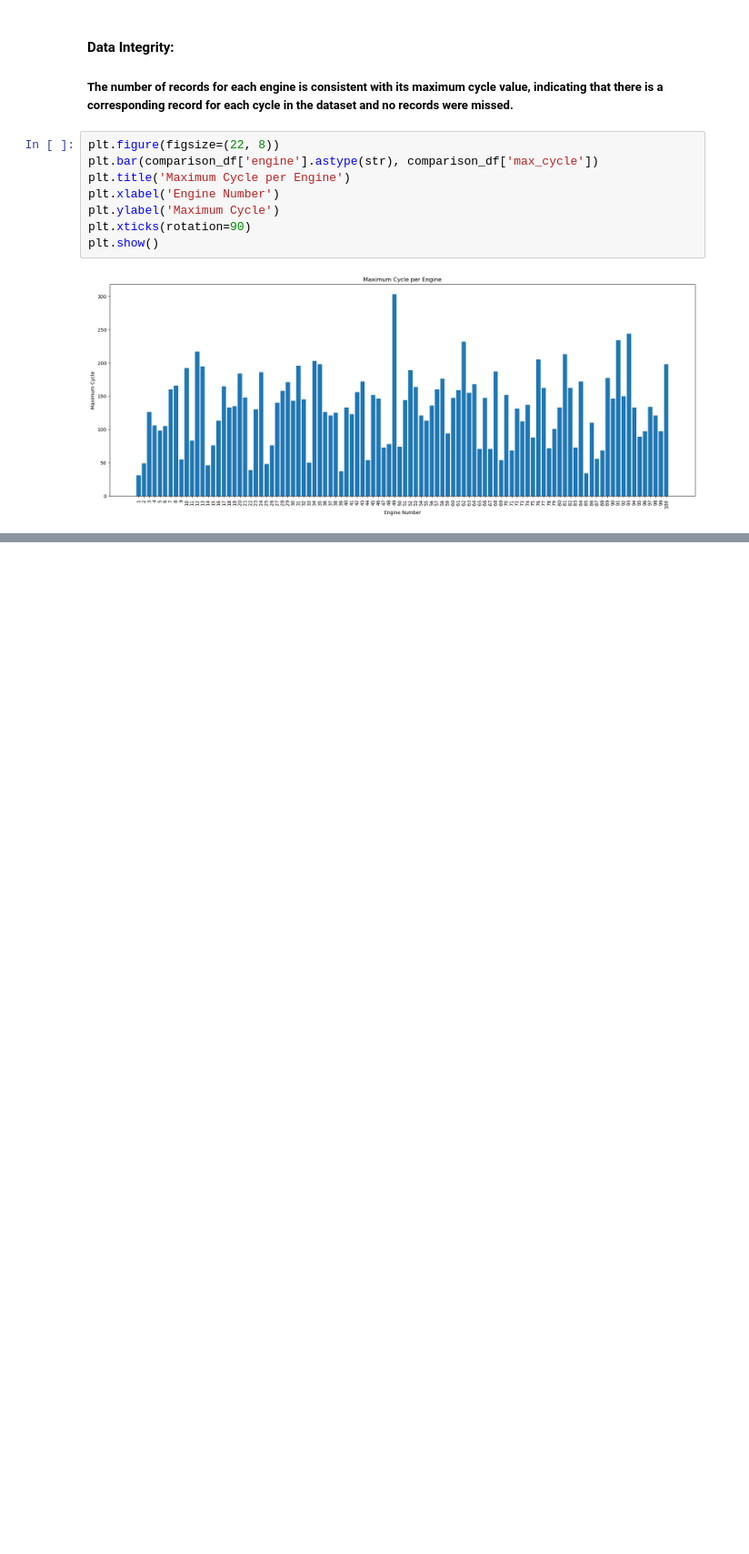
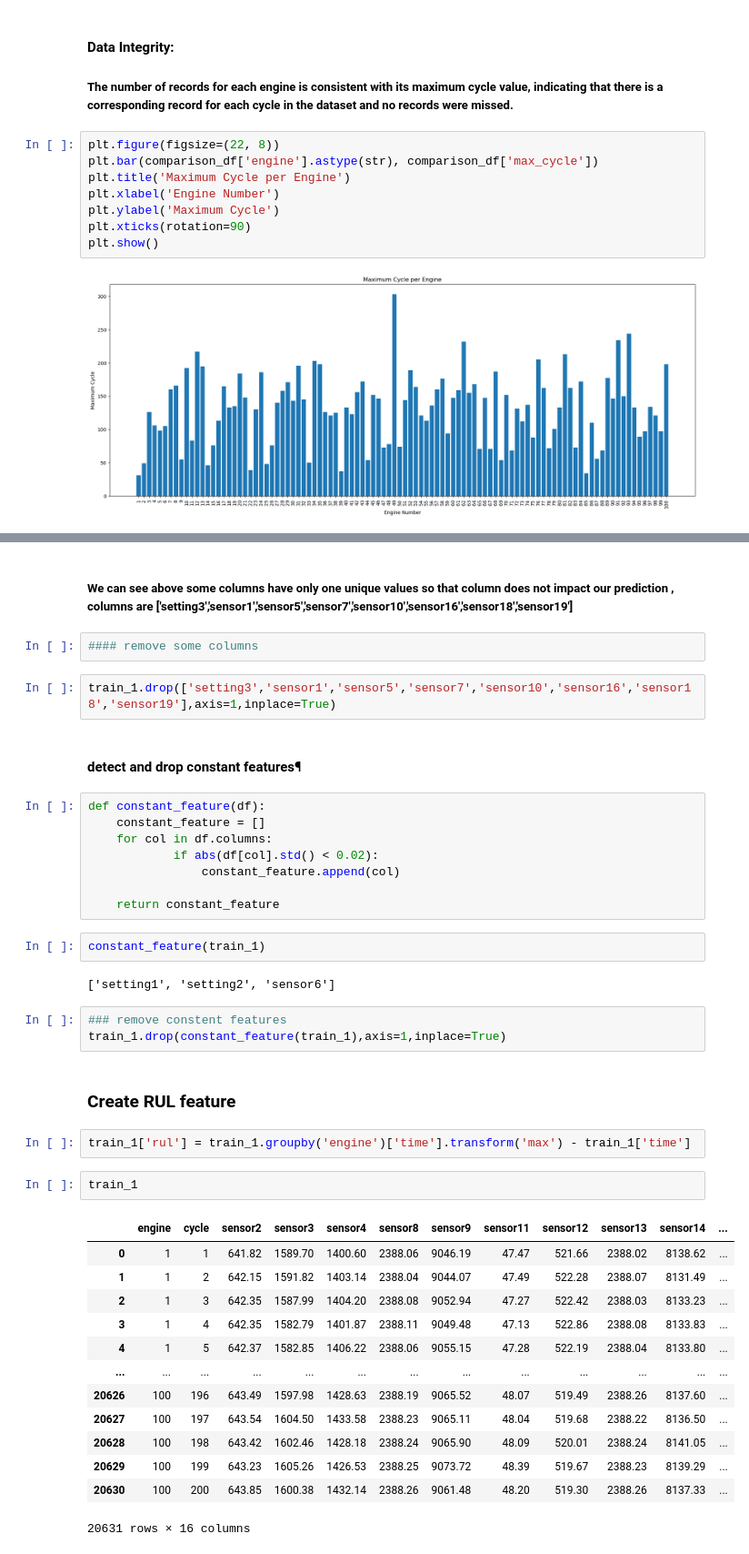
Before and after one commit to mhdnihas/NASA-Predictive-Engine-Maintenance, a Jupyter notebook: Predict_RUL.ipynb, the cells around one changed output, grey strips where cells are left out. Shown: that part at 91% size. Drawn from its saved outputs; the diff is of its cells as text; blank space fills up the shorter version.

```diff
--- a/Predict_RUL.ipynb
+++ b/Predict_RUL.ipynb
@@ -161,0 +184,43 @@ plt.show()
+# %% [markdown]
+##### We can see above some columns have only one unique values so that column does not impact our prediction , columns are ['setting3','sensor1','sensor5','sensor7','sensor10','sensor16','sensor18','sensor19']
+# %%
+#### remove some columns
+# %%
+train_1.drop(['setting3','sensor1','sensor5','sensor7','sensor10','sensor16','sensor18','sensor19'],axis=1,inplace=True)
+# %% [markdown]
+#### detect and drop constant features¶
+# %%
+def constant_feature(df):
+    constant_feature = []
+    for col in df.columns:
+            if abs(df[col].std() < 0.02):
+                constant_feature.append(col)
+
+    return constant_feature
+# %%
+constant_feature(train_1)
+# %% [output]
+['setting1', 'setting2', 'sensor6']
+# %%
+### remove constent features
+train_1.drop(constant_feature(train_1),axis=1,inplace=True)
+# %% [markdown]
+### Create RUL feature
+# %%
+train_1['rul'] = train_1.groupby('engine')['time'].transform('max') - train_1['time']
+# %%
+train_1
+# %% [output]
+|  | engine | cycle | sensor2 | sensor3 | sensor4 | sensor8 | sensor9 | sensor11 | sensor12 | sensor13 | sensor14 | ... |
+| 0 | 1 | 1 | 641.82 | 1589.70 | 1400.60 | 2388.06 | 9046.19 | 47.47 | 521.66 | 2388.02 | 8138.62 | ... |
+| 1 | 1 | 2 | 642.15 | 1591.82 | 1403.14 | 2388.04 | 9044.07 | 47.49 | 522.28 | 2388.07 | 8131.49 | ... |
+| 2 | 1 | 3 | 642.35 | 1587.99 | 1404.20 | 2388.08 | 9052.94 | 47.27 | 522.42 | 2388.03 | 8133.23 | ... |
+| 3 | 1 | 4 | 642.35 | 1582.79 | 1401.87 | 2388.11 | 9049.48 | 47.13 | 522.86 | 2388.08 | 8133.83 | ... |
+| 4 | 1 | 5 | 642.37 | 1582.85 | 1406.22 | 2388.06 | 9055.15 | 47.28 | 522.19 | 2388.04 | 8133.80 | ... |
+| ... | ... | ... | ... | ... | ... | ... | ... | ... | ... | ... | ... | ... |
+| 20626 | 100 | 196 | 643.49 | 1597.98 | 1428.63 | 2388.19 | 9065.52 | 48.07 | 519.49 | 2388.26 | 8137.60 | ... |
+| 20627 | 100 | 197 | 643.54 | 1604.50 | 1433.58 | 2388.23 | 9065.11 | 48.04 | 519.68 | 2388.22 | 8136.50 | ... |
+| 20628 | 100 | 198 | 643.42 | 1602.46 | 1428.18 | 2388.24 | 9065.90 | 48.09 | 520.01 | 2388.24 | 8141.05 | ... |
+| 20629 | 100 | 199 | 643.23 | 1605.26 | 1426.53 | 2388.25 | 9073.72 | 48.39 | 519.67 | 2388.23 | 8139.29 | ... |
+| 20630 | 100 | 200 | 643.85 | 1600.38 | 1432.14 | 2388.26 | 9061.48 | 48.20 | 519.30 | 2388.26 | 8137.33 | ... |
+20631 rows × 16 columns
```
Also changed, not shown: parts of 2 cells of this notebook.
